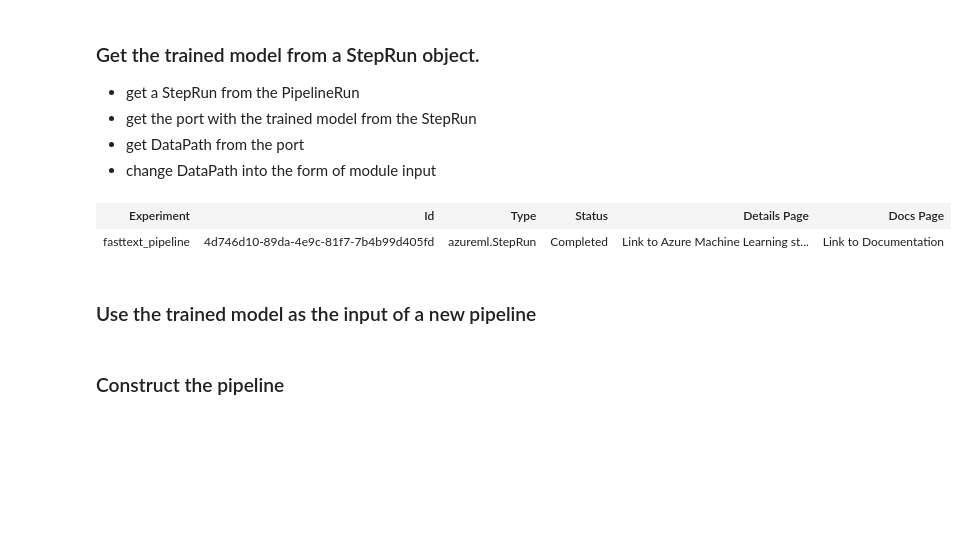
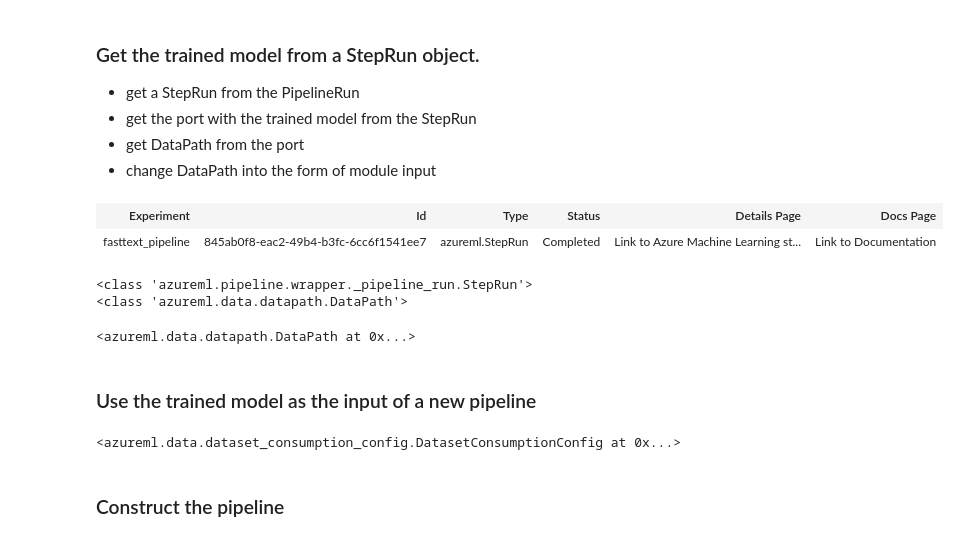
Before and after one commit to smallhaes/fasttext-sentence-classification, a Jupyter notebook: fasttext_batch_inference.ipynb, the cells around one changed output. Drawn from its saved outputs; the diff is of its cells as text; code cells hidden in the pictures; blank space fills up the shorter version.

```diff
--- a/fasttext_batch_inference.ipynb
+++ b/fasttext_batch_inference.ipynb
@@ -131,7 +115,7 @@ experiment
 | fasttext_pipeline | DesignerDRI_EASTUS | Link to Azure Machine Learning st... | Link to Documentation |
 # %%
 # azureml.pipeline.core.run.PipelineRun
-run = experiment.get_runs().__next__()
+run = Run.list(experiment, status='Completed').__next__()
 run
 # %% [output]
 | Experiment | Id | Type | Status | Details Page | Docs Page |
@@ -155,13 +145,24 @@ pipeline_run
 - get DataPath from the port
 - change DataPath into the form of module input
 # %%
-# step_run_id will be from the visualization result.
-step_run_id = '4d746d10-89da-4e9c-81f7-7b4b99d405fd'
+# obtain step_run_id from the visualization result.
+step_run_id = '845ab0f8-eac2-49b4-b3fc-6cc6f1541ee7'
 step_run = pipeline_run.get_step_run(step_run_id)
 step_run
 # %% [output]
 | Experiment | Id | Type | Status | Details Page | Docs Page |
-| fasttext_pipeline | 4d746d10-89da-4e9c-81f7-7b4b99d405fd | azureml.StepRun | Completed | Link to Azure Machine Learning st... | Link to Documentation |
+| fasttext_pipeline | 845ab0f8-eac2-49b4-b3fc-6cc6f1541ee7 | azureml.StepRun | Completed | Link to Azure Machine Learning st... | Link to Documentation |
+# %%
+print(type(step_run))
+print(type(data_path))
+# %% [output]
+<class 'azureml.pipeline.wrapper._pipeline_run.StepRun'>
+<class 'azureml.data.datapath.DataPath'>
+# %%
+data_path = port.get_data_path()
+data_path
+# %% [output]
+<azureml.data.datapath.DataPath at 0x...>
 # %% [markdown]
 ### Use the trained model as the input of a new pipeline
 # %%
@@ -170,6 +171,9 @@ step_run
 port = step_run.get_port(name='The_better_model')
 data_path = port.get_data_path()
 model = Dataset.File.from_files(path=[data_path]).as_named_input('model_for_batch_inference')
+model
+# %% [output]
+<azureml.data.dataset_consumption_config.DatasetConsumptionConfig at 0x...>
 # %% [markdown]
 ### Construct the pipeline
 # %%
```
Also changed, not shown: parts of 11 cells of this notebook, 7 other files.
